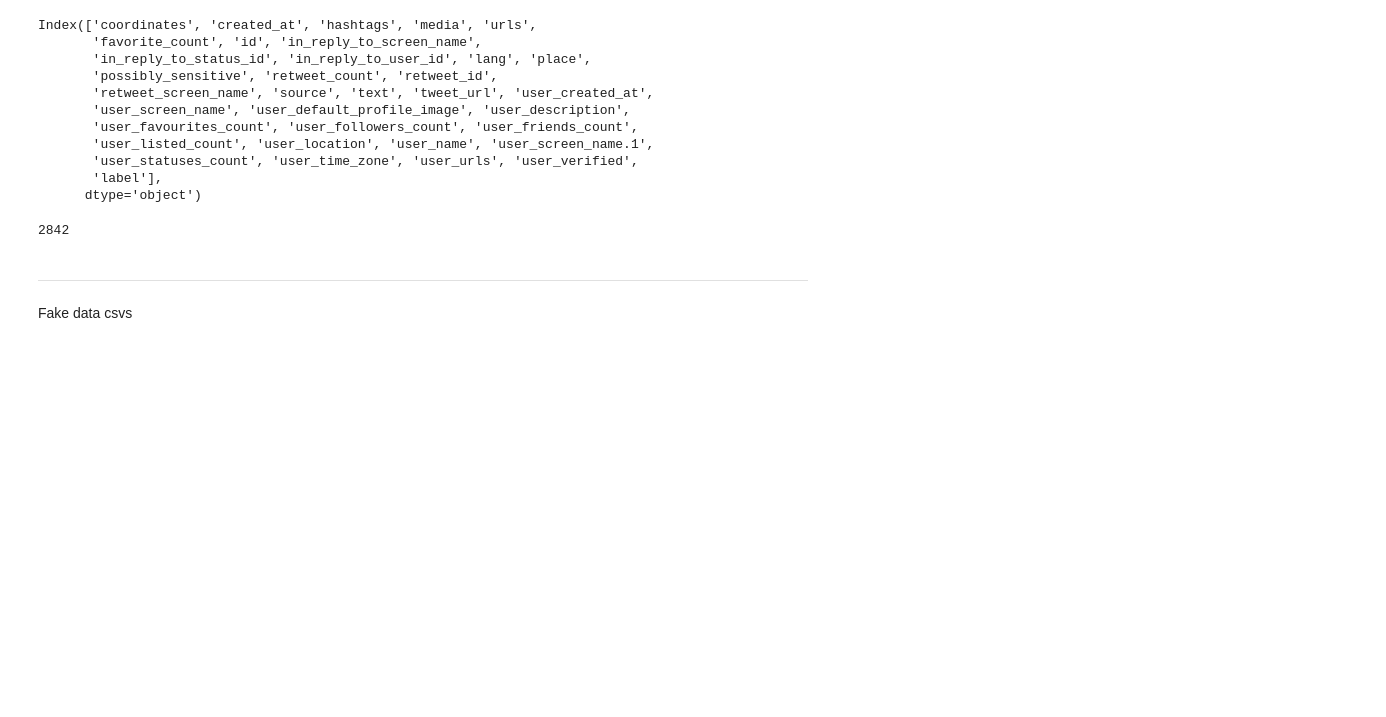
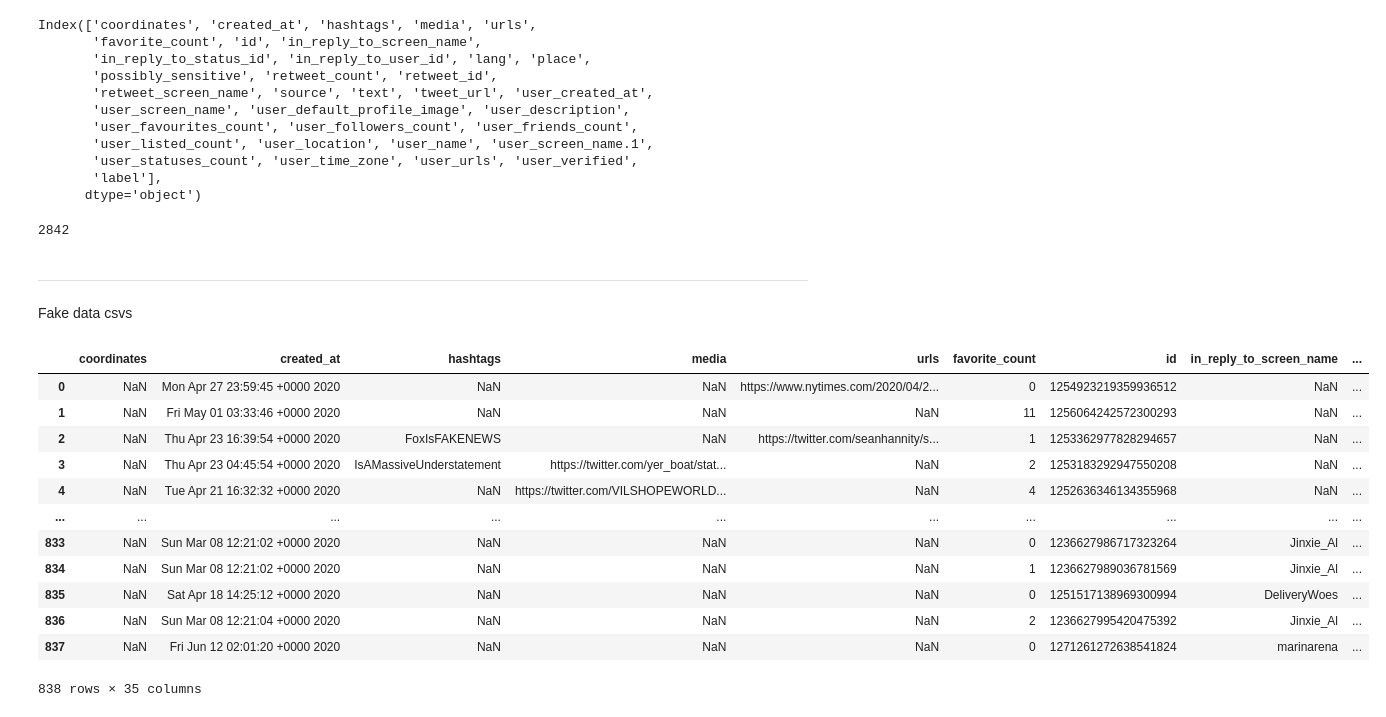
Before and after one commit to lodi-m/Misinformation-Prone-Communities, a Jupyter notebook: coaid_data_combination.ipynb, the cells around one changed output. Drawn from its saved outputs; the diff is of its cells as text; code cells hidden in the pictures; blank space fills up the shorter version.

```diff
--- a/coaid_data_combination.ipynb
+++ b/coaid_data_combination.ipynb
@@ -80,15 +78,36 @@ Fake data csvs
 # %%
 # appending all the real csvs together and assigning them the proper labels
 fake_052020_tweets = pd.read_csv("/content/drive/MyDrive/MPC/claim_fake_05-01-2020.csv")
-fake_data = pd.DataFrame(columns=list(fake_052020_tweets.columns))
+fake_tweets = pd.DataFrame(columns=list(fake_052020_tweets.columns))
+fake_news = pd.DataFrame(columns=list(fake_052020_tweets.columns))
 
 #All the csv files contain the same columns and column names, can just append them as usual
 fake_tweet_paths = ['/content/drive/MyDrive/MPC/claim_fake_05-01-2020.csv', '/content/drive/MyDrive/MPC/claim_fake_07-01-2020.csv', \
-               '/content/drive/MyDrive/MPC/rt_fake_05-01-2020.csv', '/content/drive/MyDrive/MPC/rt_fake_07-01-2020.csv', \
-               '/content/drive/MyDrive/MPC/news_fake_05-01-2020.csv', '/content/drive/MyDrive/MPC/news_fake_07-01-2020.csv', \
+               '/content/drive/MyDrive/MPC/rt_fake_05-01-2020.csv', '/content/drive/MyDrive/MPC/rt_fake_07-01-2020.csv']
+fake_news_paths = ['/content/drive/MyDrive/MPC/news_fake_05-01-2020.csv', '/content/drive/MyDrive/MPC/news_fake_07-01-2020.csv', \
                '/content/drive/MyDrive/MPC/news_fake_09-01-2020.csv', '/content/drive/MyDrive/MPC/news_fake_11-01-2020.csv']
 
 for path in fake_tweet_paths:
-  fake_data = fake_data.append(pd.read_csv(f'{path}'), ignore_index=True, verify_integrity=True)
+  fake_tweets = fake_tweets.append(pd.read_csv(f'{path}'), ignore_index=True, verify_integrity=True)
 
-fake_data['label'] = 0
+for path in fake_news_paths:
+  fake_news = fake_news.append(pd.read_csv(f'{path}'), ignore_index=True, verify_integrity=True)
+
+fake_tweets['label'] = 0
+fake_news['label'] = 0
+# %%
+fake_tweets
+# %% [output]
+|  | coordinates | created_at | hashtags | media | urls | favorite_count | id | in_reply_to_screen_name | ... |
+| 0 | NaN | Mon Apr 27 23:59:45 +0000 2020 | NaN | NaN | https://www.nytimes.com/2020/04/2... | 0 | 1254923219359936512 | NaN | ... |
+| 1 | NaN | Fri May 01 03:33:46 +0000 2020 | NaN | NaN | NaN | 11 | 1256064242572300293 | NaN | ... |
+| 2 | NaN | Thu Apr 23 16:39:54 +0000 2020 | FoxIsFAKENEWS | NaN | https://twitter.com/seanhannity/s... | 1 | 1253362977828294657 | NaN | ... |
+| 3 | NaN | Thu Apr 23 04:45:54 +0000 2020 | IsAMassiveUnderstatement | https://twitter.com/yer_boat/stat... | NaN | 2 | 1253183292947550208 | NaN | ... |
+| 4 | NaN | Tue Apr 21 16:32:32 +0000 2020 | NaN | https://twitter.com/VILSHOPEWORLD... | NaN | 4 | 1252636346134355968 | NaN | ... |
+| ... | ... | ... | ... | ... | ... | ... | ... | ... | ... |
+| 833 | NaN | Sun Mar 08 12:21:02 +0000 2020 | NaN | NaN | NaN | 0 | 1236627986717323264 | Jinxie_Al | ... |
+| 834 | NaN | Sun Mar 08 12:21:02 +0000 2020 | NaN | NaN | NaN | 1 | 1236627989036781569 | Jinxie_Al | ... |
+| 835 | NaN | Sat Apr 18 14:25:12 +0000 2020 | NaN | NaN | NaN | 0 | 1251517138969300994 | DeliveryWoes | ... |
+| 836 | NaN | Sun Mar 08 12:21:04 +0000 2020 | NaN | NaN | NaN | 2 | 1236627995420475392 | Jinxie_Al | ... |
+| 837 | NaN | Fri Jun 12 02:01:20 +0000 2020 | NaN | NaN | NaN | 0 | 1271261272638541824 | marinarena | ... |
+838 rows × 35 columns
```
Also changed, not shown: parts of 30 cells of this notebook.
